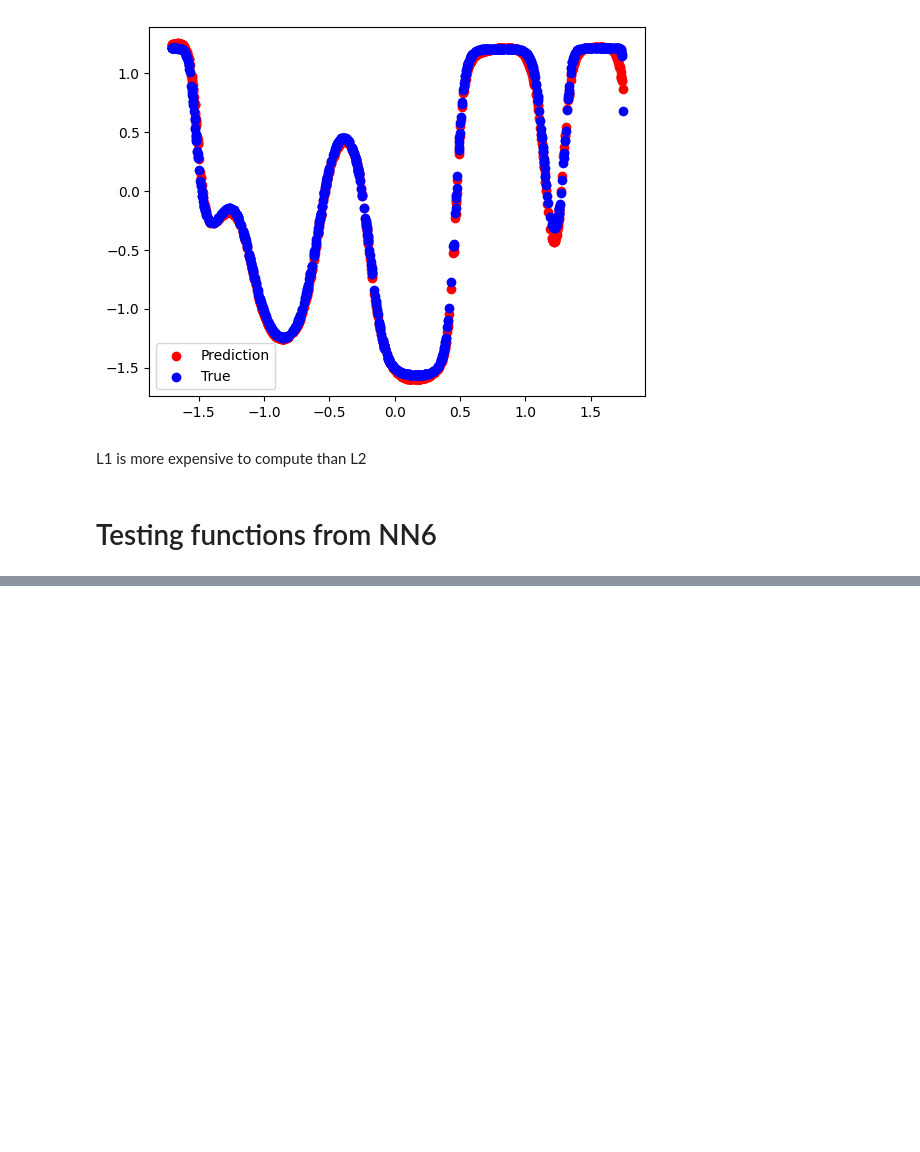
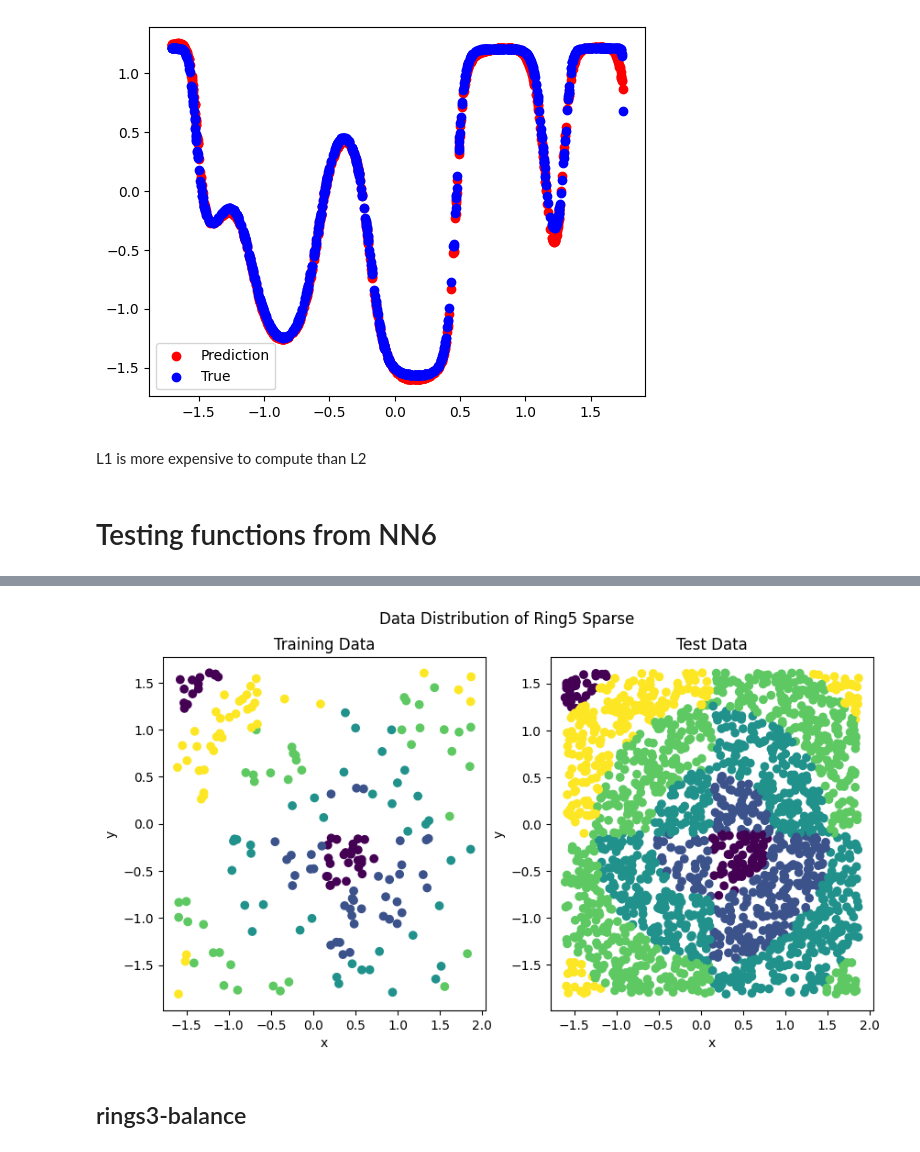
Before and after one commit to nizwant/methods_of_computational_intelligence, a Jupyter notebook: NeuralNetworks/NN6.ipynb, the cells around one changed output, grey strips where cells are left out. Drawn from its saved outputs; the diff is of its cells as text; code cells hidden in the pictures; blank space fills up the shorter version.

```diff
--- a/NeuralNetworks/NN6.ipynb
+++ b/NeuralNetworks/NN6.ipynb
@@ -650,3 +650,29 @@ neural.calculate_cost(multimodal_test["x"], multimodal_test["y"]) * std["y"] **
 L1 is more expensive to compute than L2
 # %% [markdown]
 # Testing functions from NN6
+# %%
+def visualize_data_distribution(train, test, title="", color_by="c"):
+    # visualizing the data
+    plt.figure(figsize=(10, 5))
+    plt.suptitle(title)
+    plt.subplot(1, 2, 1)
+    plt.scatter(
+        train["x"],
+        train["y"],
+        c=train[color_by],
+        cmap="viridis",
+    )
+    plt.title("Training Data")
+    plt.xlabel("x")
+    plt.ylabel("y")
+    plt.subplot(1, 2, 2)
+    plt.scatter(
+        test["x"],
+        test["y"],
+        c=test[color_by],
+        cmap="viridis",
+    )
+    plt.title("Test Data")
+    plt.xlabel("x")
+    plt.ylabel("y")
+    plt.show()
@@ -652,0 +701,23 @@ L1 is more expensive to compute than L2
+# %%
+rings5_sparse_train = pd.read_csv(
+    "https://raw.githubusercontent.com/nizwant/miowid/main/data/classification/rings5-sparse-training.csv"
+)
+rings5_sparse_test = pd.read_csv(
+    "https://raw.githubusercontent.com/nizwant/miowid/main/data/classification/rings5-sparse-test.csv"
+)
+mean = rings5_sparse_train.mean()
+std = rings5_sparse_train.std()
+rings5_sparse_train[["x", "y"]] = (
+    rings5_sparse_train[["x", "y"]] - mean[["x", "y"]]
+) / std[["x", "y"]]
+rings5_sparse_test[["x", "y"]] = (
+    rings5_sparse_test[["x", "y"]] - mean[["x", "y"]]
+) / std[["x", "y"]]
+# %%
+visualize_data_distribution(
+    rings5_sparse_train, rings5_sparse_test, "Data Distribution of Ring5 Sparse"
+)
+# %% [output]
+[figure, added]
+# %% [markdown]
+## rings3-balance
```
Also changed, not shown: parts of 9 cells of this notebook.
